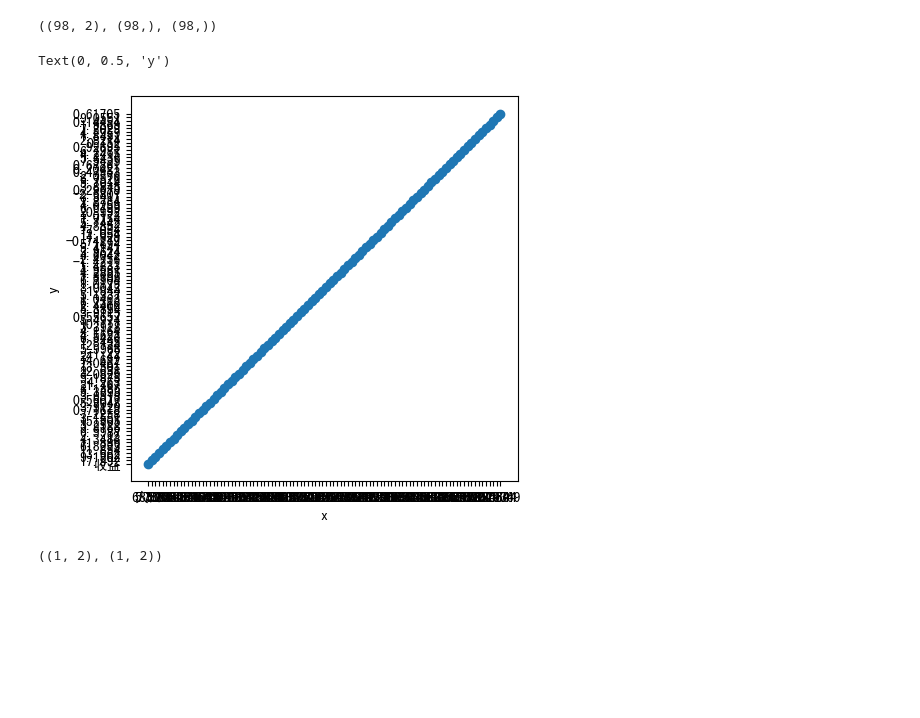
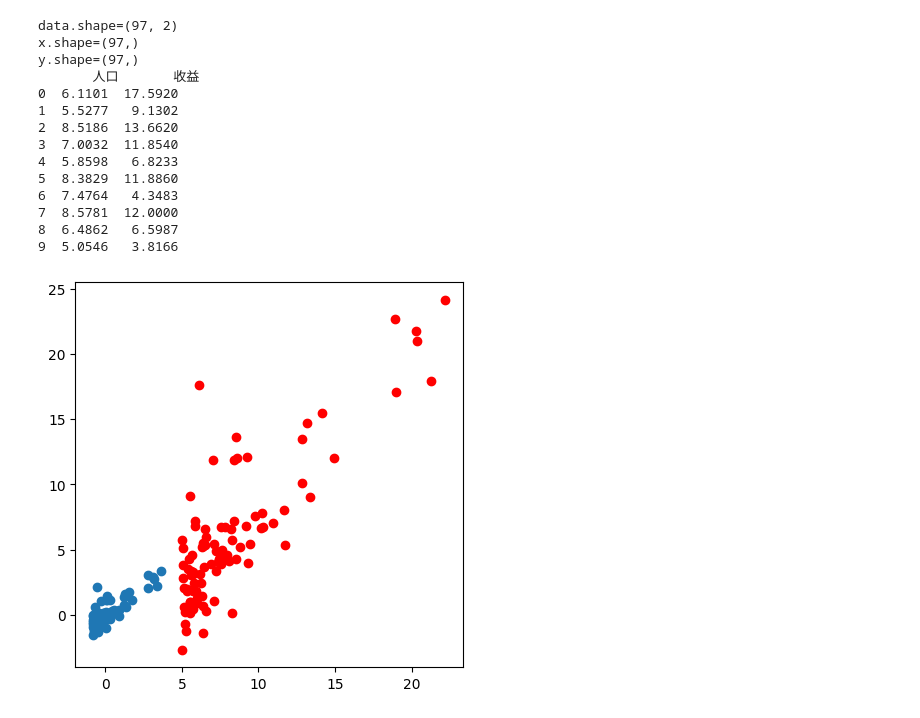
Before and after one commit to 0zero000zero0/python, a Jupyter notebook: machine_learning/linear_model.ipynb, the cells around one changed output. Cells and saved outputs as stored; diff of their text form; code cells hidden in the pictures; blank space fills up the shorter version.

```diff
--- a/machine_learning/linear_model.ipynb
+++ b/machine_learning/linear_model.ipynb
@@ -78,40 +83,34 @@ $$
 # %%
 import pandas as pd
 import numpy as np
-data=pd.read_csv('regress_data1.csv',header=None)
-x=data[0]
-y=data[1]
-# x=(x-x.mean())/x.std()
-data.shape,x.shape,y.shape
+data=pd.read_csv('regress_data1.csv')
+x=data['人口']
+y=data['收益']
+x=(x-x.mean())/x.std()
+y=(y-y.mean())/y.std()
+print(f'{data.shape=}\n{x.shape=}\n{y.shape=} ')
+print(data.head(10))
 # %% [output]
-((98, 2), (98,), (98,))
+data.shape=(97, 2)
+x.shape=(97,)
+y.shape=(97,)
+       人口       收益
+0  6.1101  17.5920
+1  5.5277   9.1302
+2  8.5186  13.6620
+3  7.0032  11.8540
+4  5.8598   6.8233
+5  8.3829  11.8860
+6  7.4764   4.3483
+7  8.5781  12.0000
+8  6.4862   6.5987
+9  5.0546   3.8166
 # %%
 import matplotlib.pyplot as plt
 plt.figure(figsize=(5,5))
 plt.scatter(x,y)
-plt.xlabel('x')
-plt.ylabel('y')
+plt.scatter(data['人口'],data['收益'],c='r')
+plt.show()
+# 进行归一化处理后，数据的分布不变，但是数据的范围变为了-1到1之间
 # %% [output]
-Text(0, 0.5, 'y')
-[figure, old version]
+[figure, new version]
-# %%
-class RidgeRegression:
-    def __init__(self,n) -> None:
-        self.w=np.random.rand(1,n)
-        self.b=np.zeros((1,n))
-    def forward(self,x):
-        return self.w@x+self.b
-    def loss(self,x,y):
-        return np.mean((self.forward(x)-y)**2)+np.mean(self.w**2)
-    def gradient(self,x,y):
-        return 2*np.mean((self.forward(x)-y)*x,axis=1)+2*self.w
-    def update(self,x,y,lr):
-        self.w-=lr*self.gradient(x,y)
-        self.b-=lr*np.mean((self.forward(x)-y))
-
-
-model=RidgeRegression(2)
-loss=[]
-model.w.shape,model.b.shape
-# %% [output]
-((1, 2), (1, 2))
```
Also changed, not shown: parts of 6 cells of this notebook, 2 other files.
